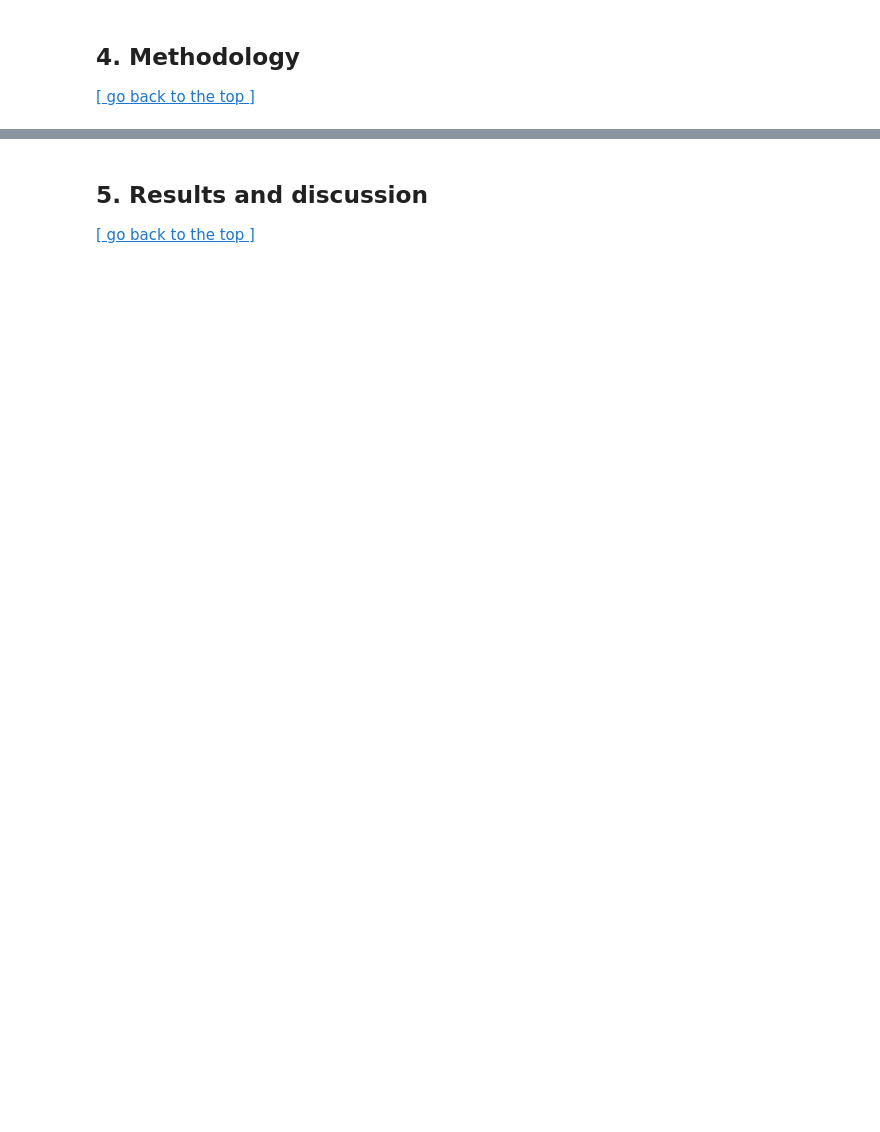
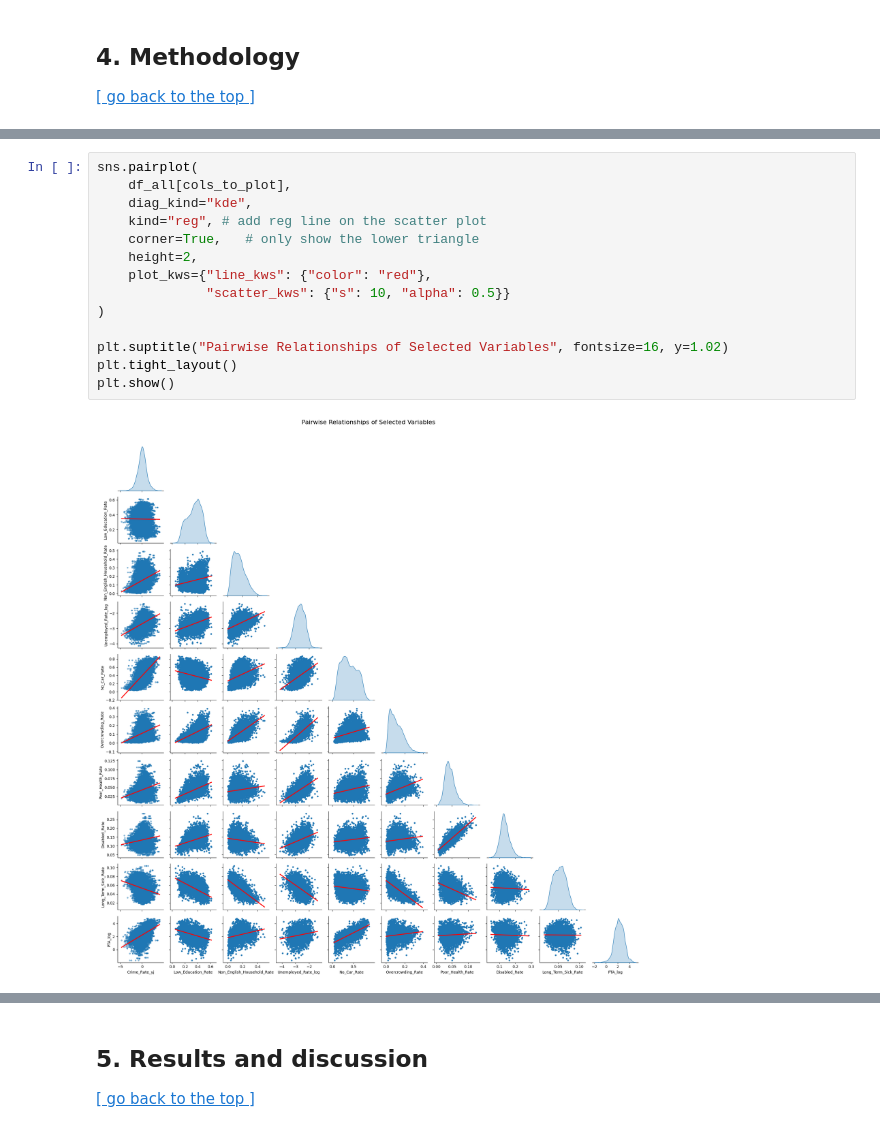
Before and after one commit to Weining5619/DSSS, a Jupyter notebook: WeiningLI_submission_CASA0006.ipynb, the cells around one changed output, grey strips where cells are left out. Drawn from its saved outputs; the diff is of its cells as text; blank space fills up the shorter version.

```diff
--- a/WeiningLI_submission_CASA0006.ipynb
+++ b/WeiningLI_submission_CASA0006.ipynb
@@ -395,0 +469,16 @@ Source: see [link](https://linkinghub.elsevier.com/retrieve/pii/S221067072200443
+# %%
+sns.pairplot(
+    df_all[cols_to_plot],
+    diag_kind="kde",
+    kind="reg", # add reg line on the scatter plot
+    corner=True,   # only show the lower triangle
+    height=2,
+    plot_kws={"line_kws": {"color": "red"},
+              "scatter_kws": {"s": 10, "alpha": 0.5}}
+)
+
+plt.suptitle("Pairwise Relationships of Selected Variables", fontsize=16, y=1.02)
+plt.tight_layout()
+plt.show()
+# %% [output]
+[figure, added]
```
Also changed, not shown: parts of 86 cells of this notebook, 2 other files.
